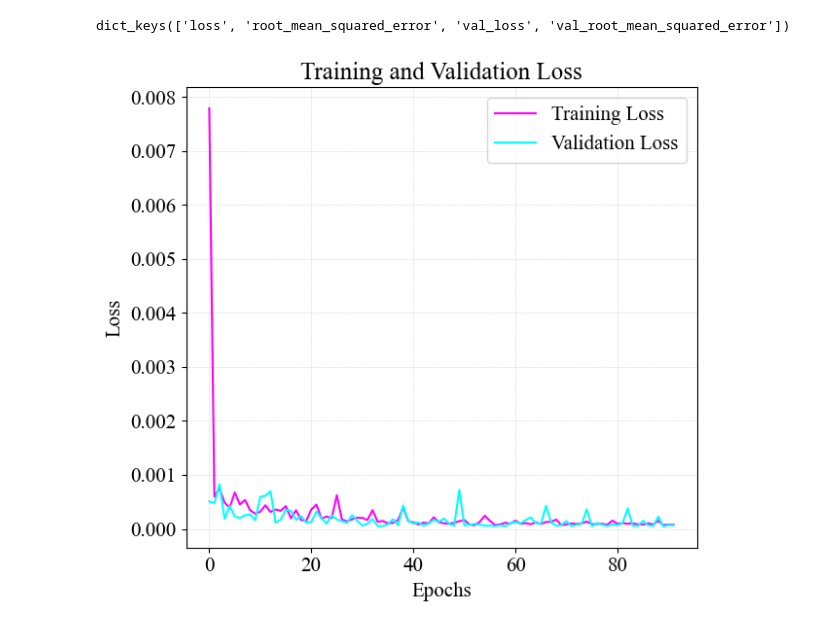
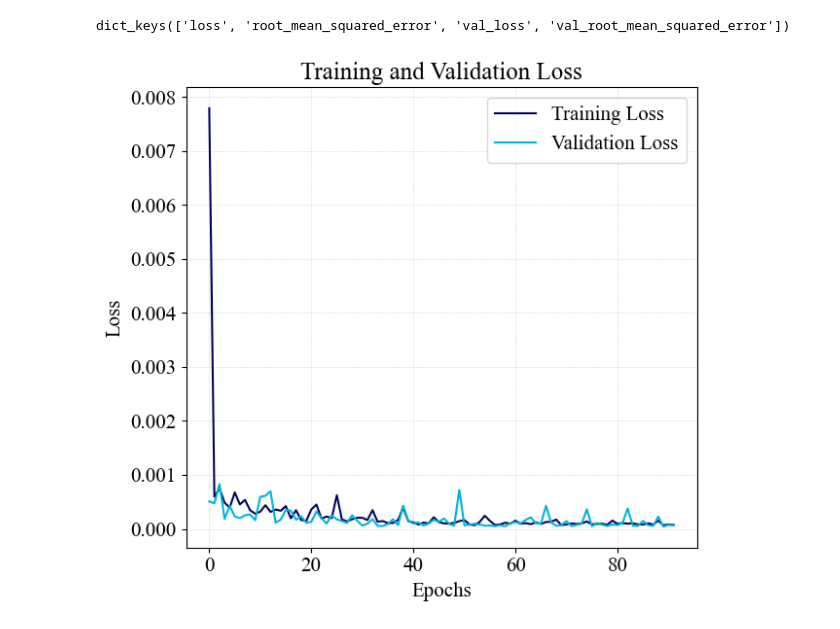
Before and after one commit to sohinixcvii/CII_EMU, a Jupyter notebook: plots.ipynb, the cells around one changed output. Cells and saved outputs as stored; diff of their text form; code cells hidden in the pictures.

```diff
--- a/plots.ipynb
+++ b/plots.ipynb
@@ -36,10 +36,10 @@ import matplotlib as mpl
 
 # Set the font to Times New Roman
 mpl.rcParams['font.family'] = 'Times New Roman'
-mpl.rcParams['font.size']=15
-fig,axs=plt.subplots(3,3,figsize=(25,25))
+mpl.rcParams['font.size']=22
+fig,axs=plt.subplots(2,3,figsize=(25,12.5))
 
-for i in range(3):
+for i in range(2):
     for j in range(3):
         axs[i,j].set_title(r'$ M_{hmin} $ = '+"{:.2f}".format(params_test[int(i+j),0])+r'$ \times 10^{10} M_{\odot}/h $')
 
@@ -47,7 +47,7 @@ for ax in axs.flat:
     ax.set_xlabel(r'$k (Mpc^{-1})$',fontsize=20)
     ax.set_ylabel(r'$ \Delta^2_{CII} (Jy/sr)^2$',fontsize=20)
 
-for i in range(3):
+for i in range(2):
     for j in range(3):
         axs[i,j].set_xscale('log')
         axs[i,j].set_yscale('log')
@@ -86,33 +86,33 @@ import matplotlib.pyplot as plt
 import matplotlib as mpl
 
 # Set the font and font size
 mpl.rcParams['font.family'] = 'Times New Roman'
 mpl.rcParams['font.size']=15
 
 # Plot training and validation loss
 plt.figure(figsize=(12, 6))
 
 plt.subplot(1, 2, 1)
-plt.plot(loss, label='Training Loss',c='magenta')
-plt.plot(val_loss, label='Validation Loss',c='cyan')
+plt.plot(loss, label='Training Loss',c='#03045e')
+plt.plot(val_loss, label='Validation Loss',c='#00b4d8')
 plt.title('Training and Validation Loss')
 plt.xlabel('Epochs')
 plt.ylabel('Loss')
 plt.legend()
 plt.grid(ls='dotted',lw=0.4)
 
 # Plot training and validation accuracy
 # plt.subplot(1, 2, 2)
 # plt.plot(accuracy, label='Training Accuracy',c='magenta')
 # plt.plot(val_accuracy, label='Validation Accuracy',c='cyan')
 # plt.title('Training and Validation Root-Mean Squared error')
 # plt.xlabel('Epochs')
 # plt.ylabel('Accuracy')
 # plt.legend()
 
 plt.grid(ls='dotted',lw=0.4)
 plt.tight_layout()
 
 plt.savefig("figures/history.pdf",bbox_inches='tight',dpi=300)
 # %% [output]
-[figure, old version]
+[figure, new version]
```
Also changed, not shown: parts of 13 cells of this notebook, 3 other files.
